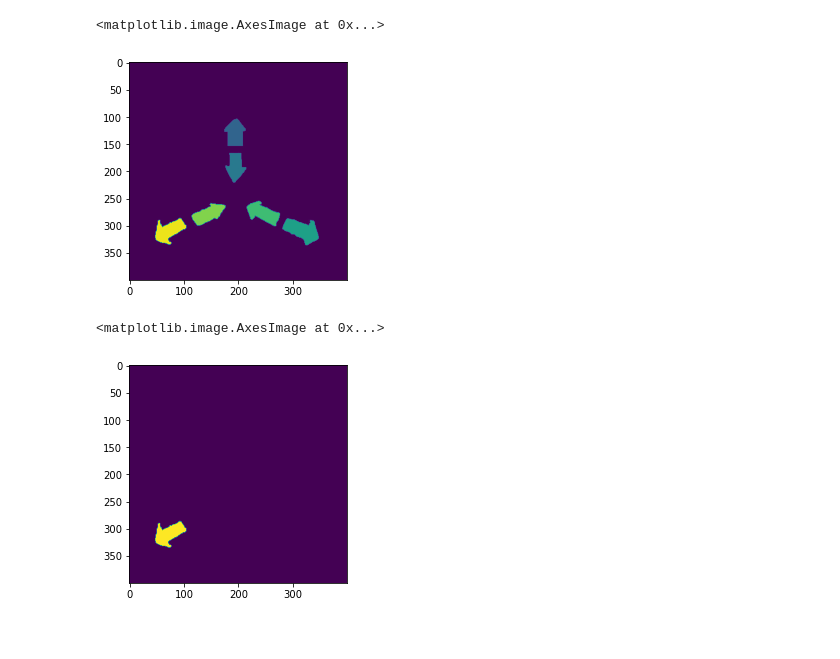
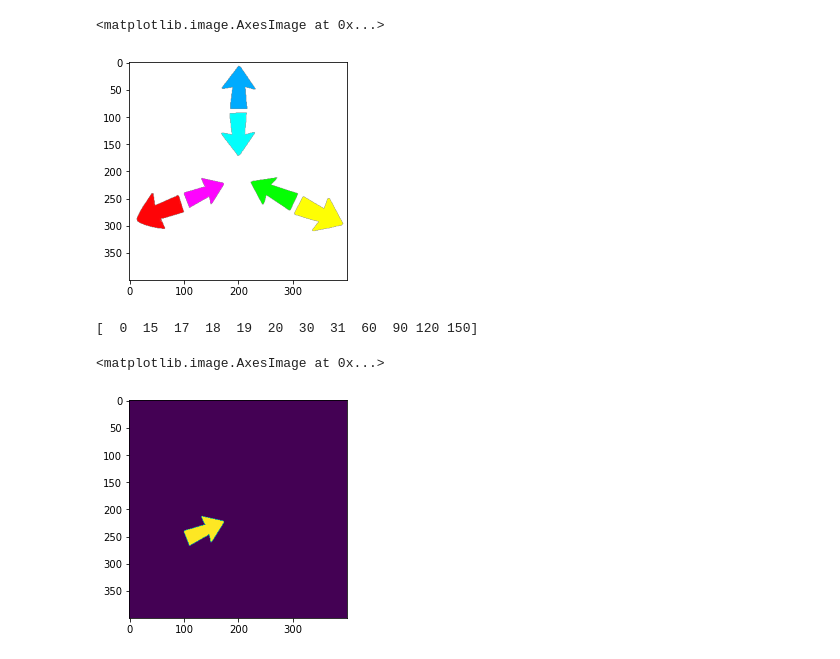
Before and after one commit to ZhangMenghe/Helmsley-DICOMViewer-D3D, a Jupyter notebook: Scripts/gizmo-button.ipynb, the cells around one changed output. Cells and saved outputs as stored; diff of their text form; code cells hidden in the pictures.

```diff
--- a/Scripts/gizmo-button.ipynb
+++ b/Scripts/gizmo-button.ipynb
@@ -3,9 +3,15 @@ import cv2
 import matplotlib.pyplot as plt
 import numpy as np
 # %%
-image = cv2.imread('gizmo-bounding.jpg', 0)
+image = cv2.imread('temp.png', -1)
 
 plt.imshow(image)
 # %% [output]
 <matplotlib.image.AxesImage at 0x...>
-[figure, old version]
+[figure, new version]
+# %%
+imgHLS = cv2.cvtColor(image, cv2.COLOR_BGR2HLS)
+hchannel = imgHLS[:,:,0]
+print(np.unique(hchannel))
+# %% [output]
+[  0  15  17  18  19  20  30  31  60  90 120 150]
@@ -12,7 +24,7 @@ plt.imshow(image)
 # %%
-gray_filtered = cv2.inRange(image, 230, 255)
-g2 = gray_filtered/255 * 2
-plt.imshow(g2)
+gray_filtered = (hchannel == 150)#cv2.inRange(hchannel, 130,160)
+g1 = gray_filtered.astype(int)
+plt.imshow(g1)
 # %% [output]
 <matplotlib.image.AxesImage at 0x...>
-[figure, old version]
+[figure, new version]
```
Also changed, not shown: parts of 23 cells of this notebook, 12 other files.
